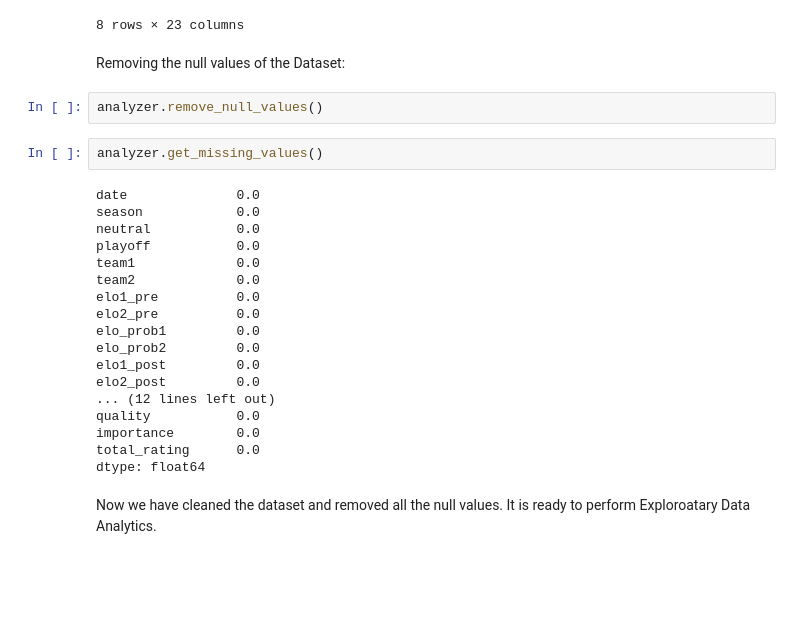
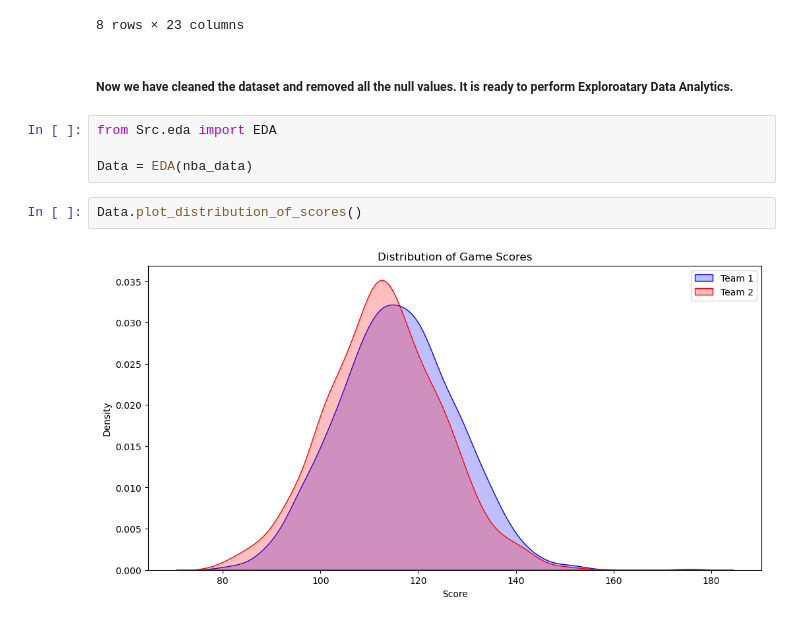
Before and after one commit to GangasrinivasKatraji/NBA-Game-Predictions, a Jupyter notebook: Outputfile.ipynb, the cells around one changed output. Saved outputs shown, nothing was run; the diff lists cells and outputs as text; blank space fills up the shorter version.

```diff
--- a/Outputfile.ipynb
+++ b/Outputfile.ipynb
@@ -201,29 +205,13 @@ analyzer.get_descriptive_stats()
 | 75% | 2023.0 | 0.000000 | 1576.453207 | 1577.825540 | 0.736876 | 0.466562 | 1576.753366 | 1577.663170 | NaN | ... |
 | max | 2023.0 | 1.000000 | 1705.343075 | 1719.448667 | 0.933707 | 0.818659 | 1705.343075 | 1719.448667 | NaN | ... |
 8 rows × 23 columns
-# %% [markdown]
-Removing the null values of the Dataset:
-# %%
-analyzer.remove_null_values()
-# %%
-analyzer.get_missing_values()
-# %% [output]
-date              0.0
-season            0.0
-neutral           0.0
-playoff           0.0
-team1             0.0
-team2             0.0
-elo1_pre          0.0
-elo2_pre          0.0
-elo_prob1         0.0
-elo_prob2         0.0
-elo1_post         0.0
-elo2_post         0.0
-... (12 lines left out)
-quality           0.0
-importance        0.0
-total_rating      0.0
-dtype: float64
 # %% [markdown]
-Now we have cleaned the dataset and removed all the null values. It is ready to perform Exploroatary Data Analytics.
+##### Now we have cleaned the dataset and removed all the null values. It is ready to perform Exploroatary Data Analytics.
+# %%
+from Src.eda import EDA
+
+Data = EDA(nba_data)
+# %%
+Data.plot_distribution_of_scores()
+# %% [output]
+[figure, added]
```
Also changed, not shown: parts of 12 cells of this notebook, 2 other files.
